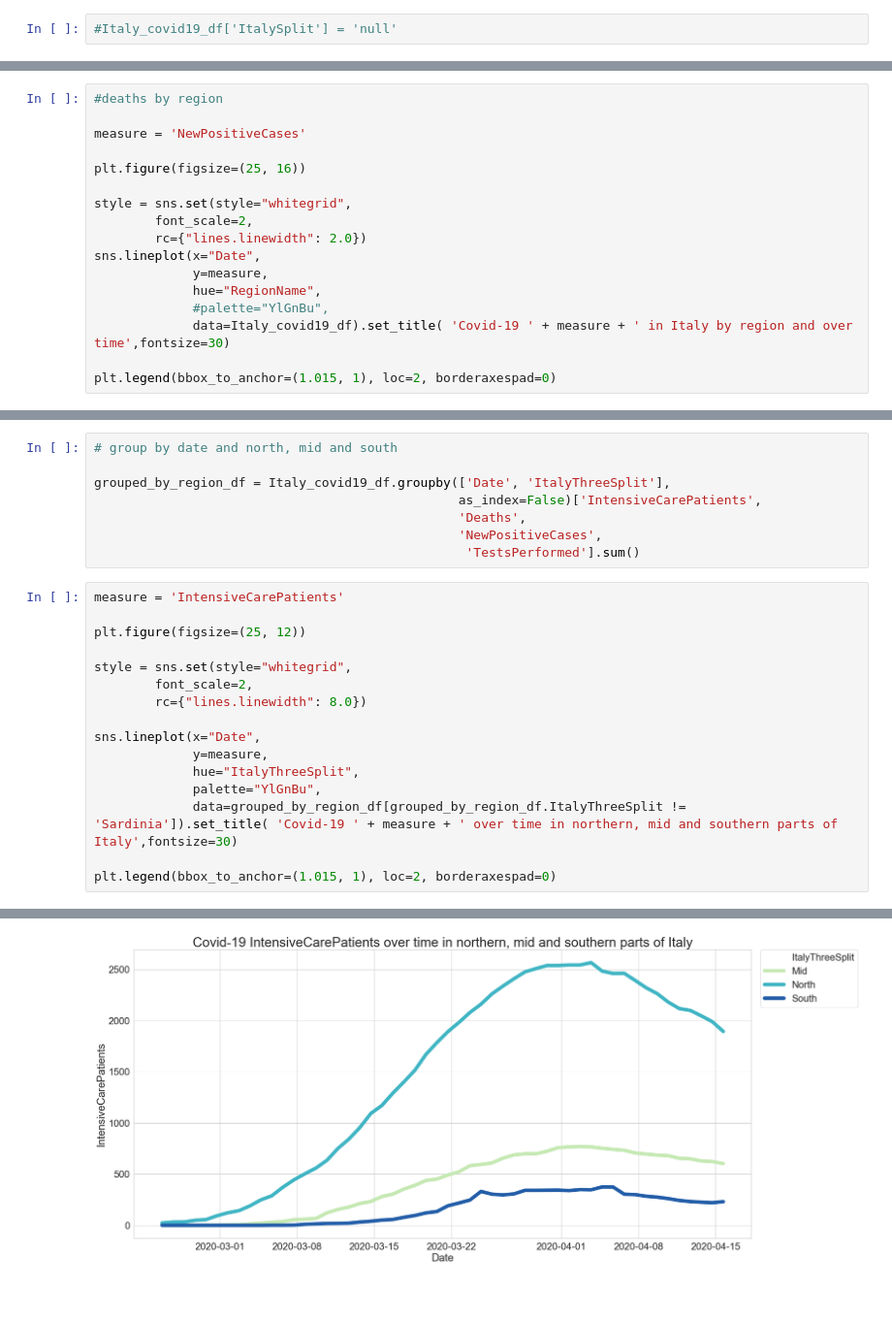
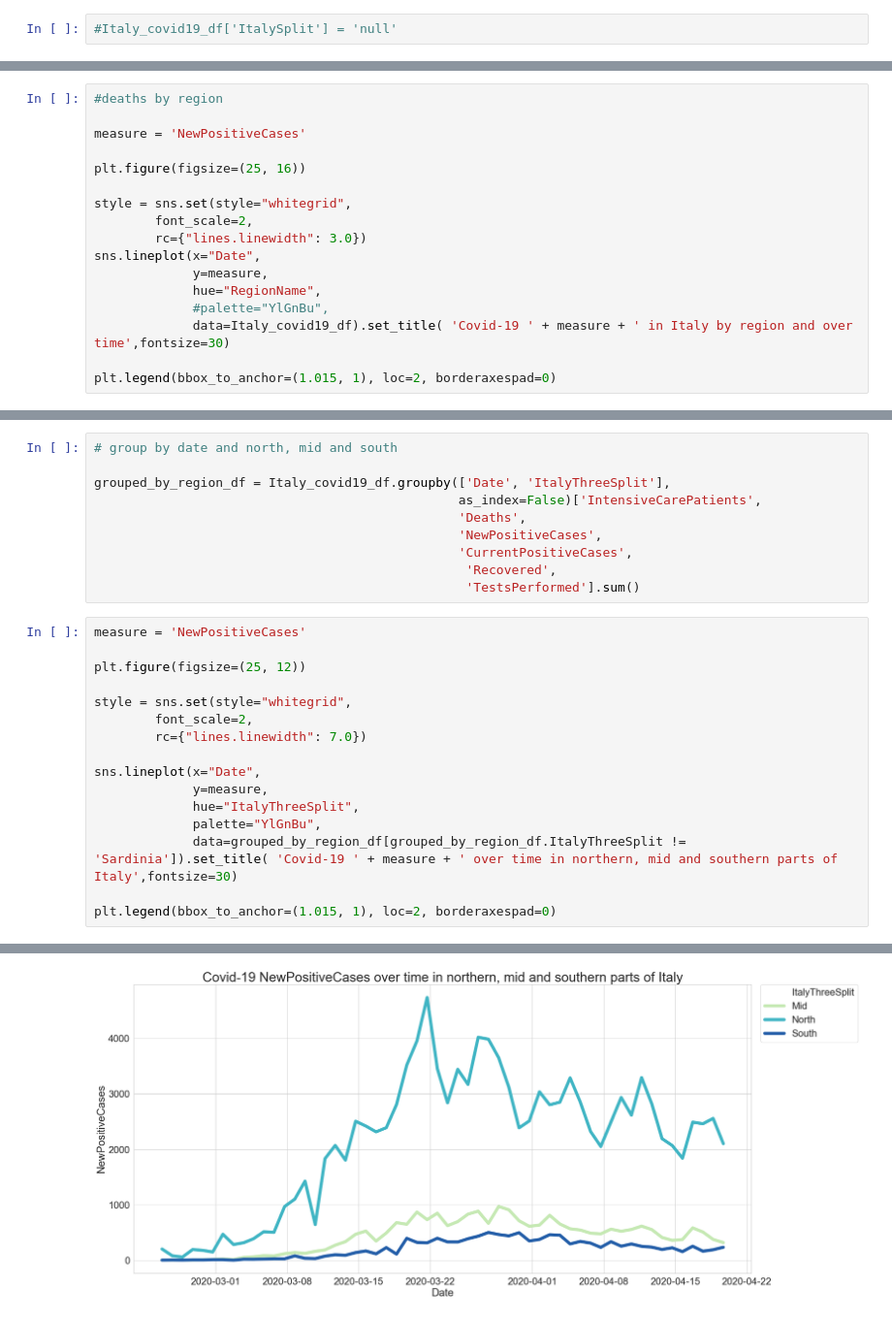
Before and after one commit to PerLiljekvist/Python-Pandas-Italy-Corona, a Jupyter notebook: Italy Covid-19.ipynb, the cells around one changed output, grey strips where cells are left out. Shown at 97% size. Saved outputs shown, nothing was run; the diff lists cells and outputs as text.

```diff
--- a/Italy Covid-19.ipynb
+++ b/Italy Covid-19.ipynb
@@ -96,7 +96,7 @@ plt.figure(figsize=(25, 16))
 
 style = sns.set(style="whitegrid",
         font_scale=2,
-        rc={"lines.linewidth": 2.0})
+        rc={"lines.linewidth": 3.0})
 sns.lineplot(x="Date",
              y=measure,
              hue="RegionName",
@@ -114,23 +114,25 @@ grouped_by_region_df = Italy_covid19_df.groupby(['Date', 'ItalyThreeSplit'],
                                                 as_index=False)['IntensiveCarePatients',
                                                 'Deaths',
                                                 'NewPositiveCases',
+                                                'CurrentPositiveCases',
+                                                 'Recovered',
                                                  'TestsPerformed'].sum()
 # %%
-measure = 'IntensiveCarePatients'
+measure = 'NewPositiveCases'
 
 plt.figure(figsize=(25, 12))
 
 style = sns.set(style="whitegrid",
         font_scale=2,
-        rc={"lines.linewidth": 8.0})
+        rc={"lines.linewidth": 7.0})
 
 sns.lineplot(x="Date",
              y=measure,
              hue="ItalyThreeSplit",
              palette="YlGnBu",
              data=grouped_by_region_df[grouped_by_region_df.ItalyThreeSplit != 'Sardinia']).set_title( 'Covid-19 ' + measure + ' over time in northern, mid and southern parts of Italy',fontsize=30)
 
 plt.legend(bbox_to_anchor=(1.015, 1), loc=2, borderaxespad=0)
 # %% [output]
 <matplotlib.legend.Legend at 0x...>
-[figure, old version]
+[figure, new version]
```
Also changed, not shown: parts of 3 cells of this notebook.
